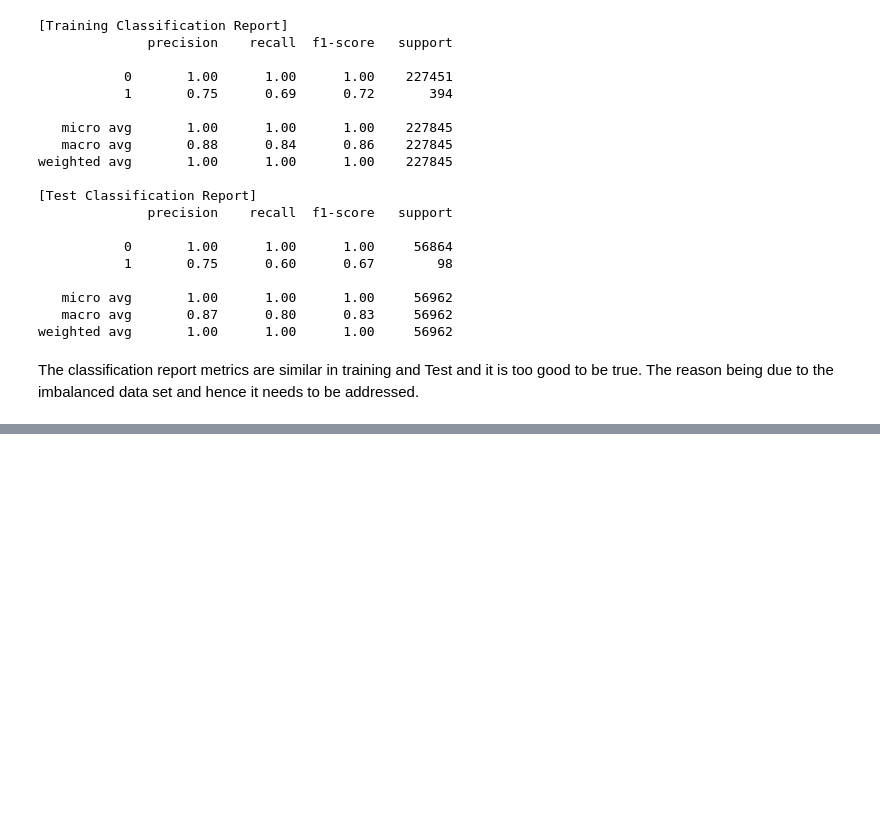
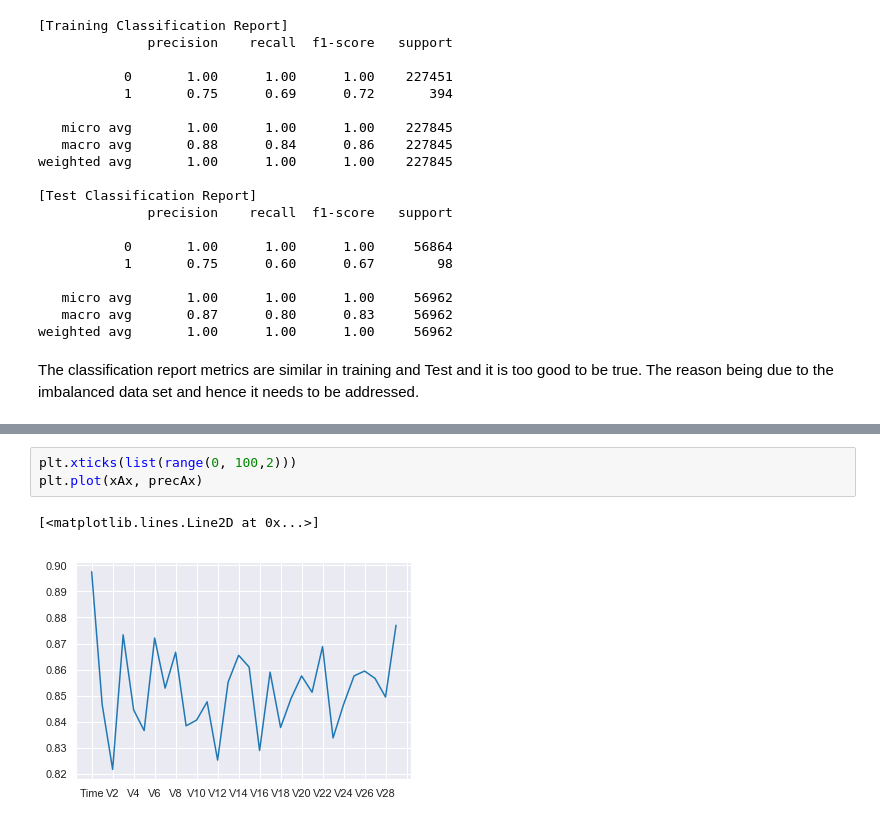
Before and after one commit to harineem1/Springboard01, a Jupyter notebook: Capstone/Capstone 1/Code/CP1 Using Logistic Regression.ipynb, the cells around one changed output, grey strips where cells are left out. Cells and saved outputs as stored; diff of their text form; blank space fills up the shorter version.

```diff
--- a/Capstone/Capstone 1/Code/CP1 Using Logistic Regression.ipynb
+++ b/Capstone/Capstone 1/Code/CP1 Using Logistic Regression.ipynb
@@ -495,0 +396,6 @@ print (undersample_score)
+# %%
+plt.xticks(list(range(0, 100,2)))
+plt.plot(xAx, precAx)
+# %% [output]
+[<matplotlib.lines.Line2D at 0x...>]
+[figure, added]
```
Also changed, not shown: parts of 32 cells of this notebook.
